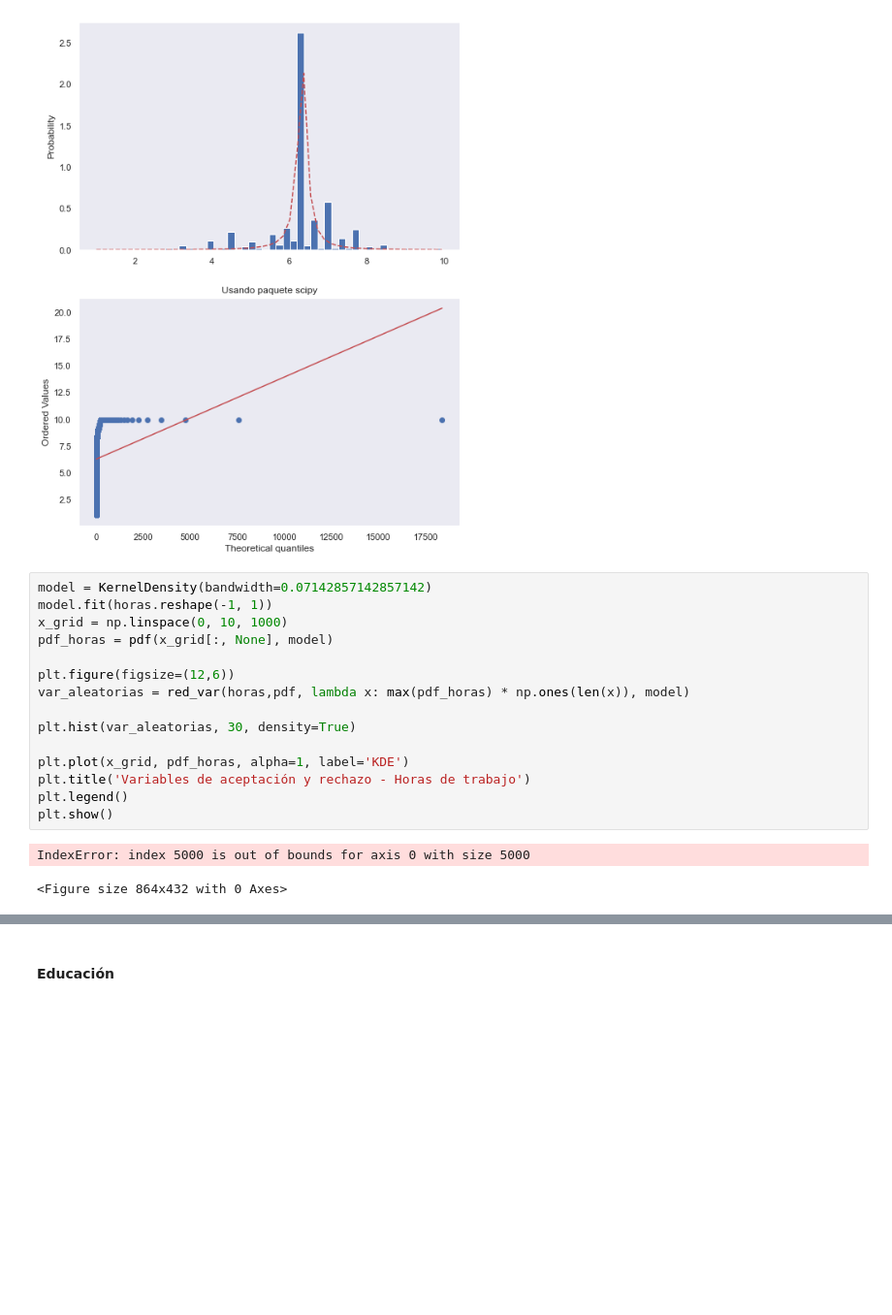
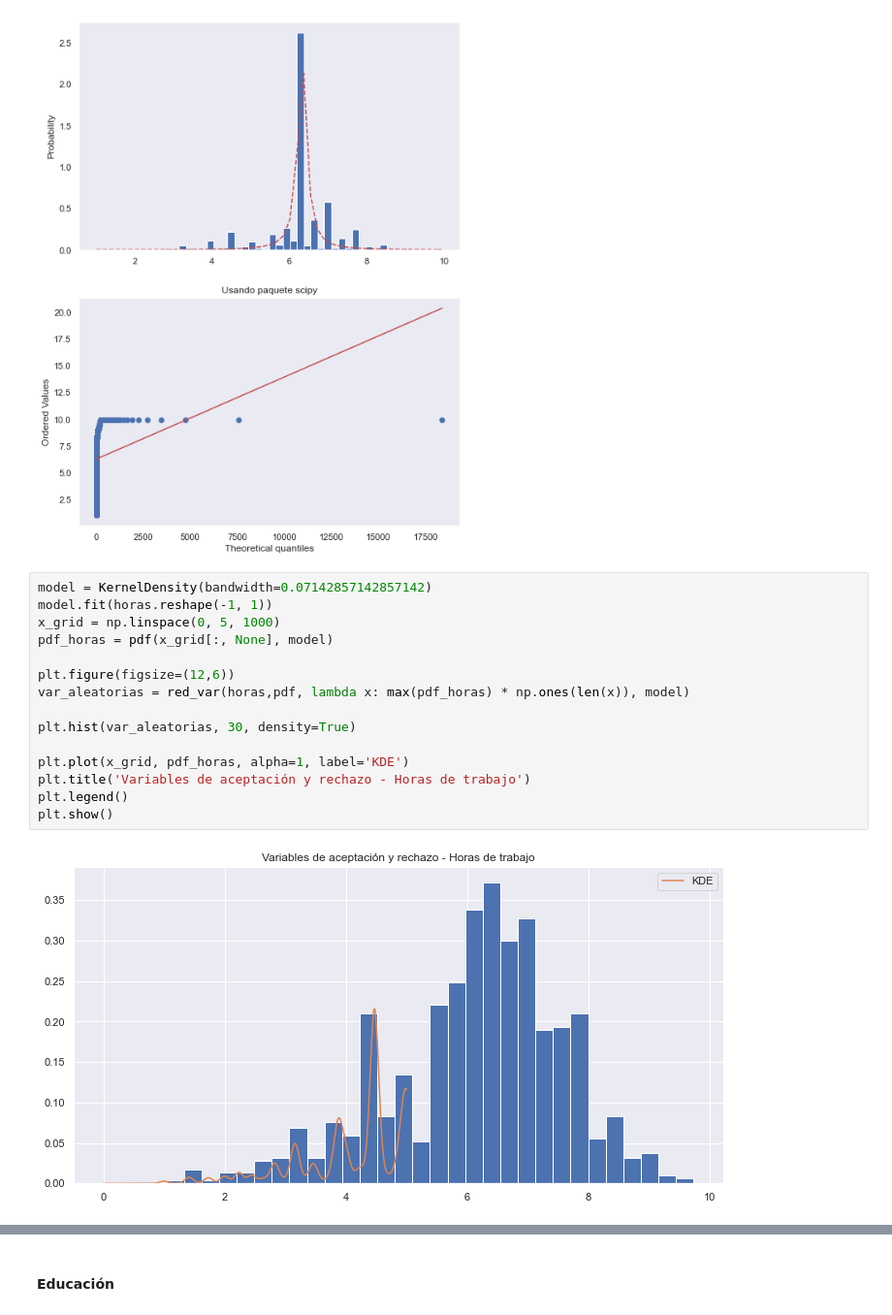
Before and after one commit to Tania-Bell/Proyecto_Modulo1, a Jupyter notebook: Proyecto_BellT_FloresA adult census.ipynb, the cells around one changed output, grey strips where cells are left out. Shown at 97% size. Drawn from its saved outputs; the diff is of its cells as text; blank space fills up the shorter version.

```diff
--- a/Proyecto_BellT_FloresA adult census.ipynb
+++ b/Proyecto_BellT_FloresA adult census.ipynb
@@ -362,18 +417,17 @@ pruebaq_q(horas,'foldcauchy')
 # %%
 model = KernelDensity(bandwidth=0.07142857142857142)
 model.fit(horas.reshape(-1, 1))
-x_grid = np.linspace(0, 10, 1000)
+x_grid = np.linspace(0, 5, 1000)
 pdf_horas = pdf(x_grid[:, None], model)
 
 plt.figure(figsize=(12,6))
 var_aleatorias = red_var(horas,pdf, lambda x: max(pdf_horas) * np.ones(len(x)), model)
 
 plt.hist(var_aleatorias, 30, density=True)
 
 plt.plot(x_grid, pdf_horas, alpha=1, label='KDE')
 plt.title('Variables de aceptación y rechazo - Horas de trabajo')
 plt.legend()
 plt.show()
 # %% [output]
-IndexError: index 5000 is out of bounds for axis 0 with size 5000
-<Figure size 864x432 with 0 Axes>
+[figure, added]
```
Also changed, not shown: parts of 8 cells of this notebook.
